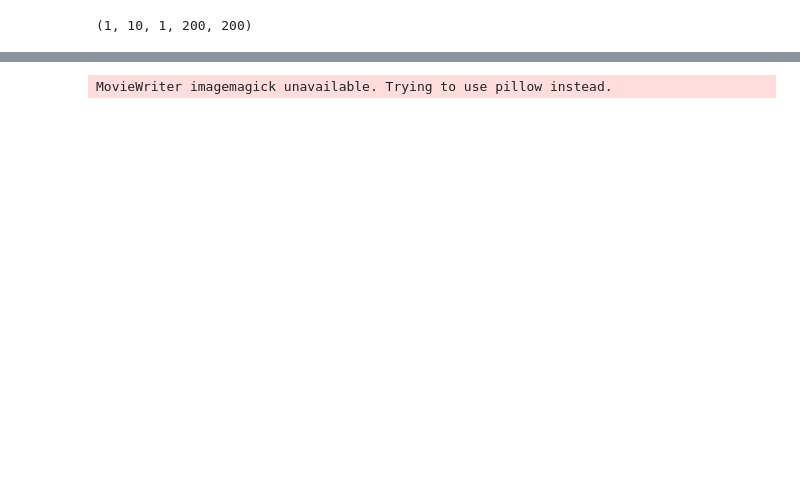
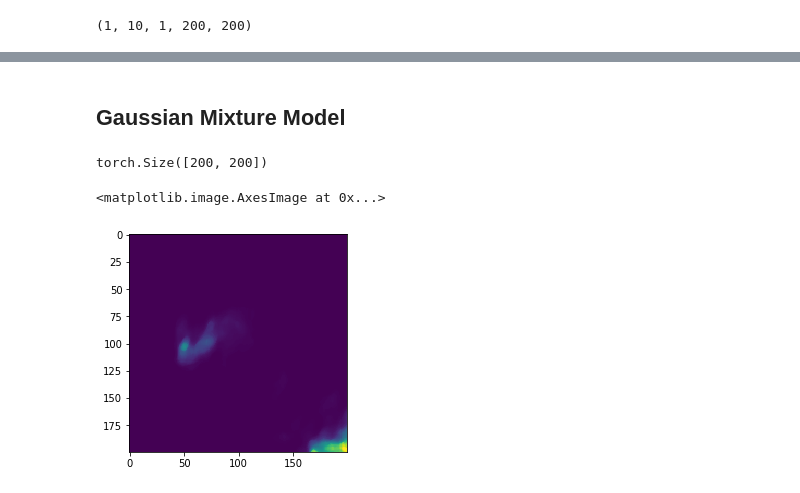
Before and after one commit to chrimerss/RadarEnhancement, a Jupyter notebook: test_res.ipynb, the cells around one changed output, grey strips where cells are left out. Cells and saved outputs as stored; diff of their text form; code cells hidden in the pictures; blank space fills up the shorter version.

```diff
--- a/test_res.ipynb
+++ b/test_res.ipynb
@@ -14,16 +16,19 @@ tsize=10
 def retrieve_imgs(path):
     global tsize
     all_imgs= os.listdir(path)
-    n= np.random.randint(0, len(all_imgs))
+    first='0000_20181123060000.tif'
+    ind= all_imgs.index(first)
+    if not isinstance(ind, int):
+        raise ValueError('%s invalid!'%str(ind))
     while True:
         imgs_input= []
         imgs_target= []
         date_time= []
         for it in range(tsize):
-            img_in= np.array(Image.open(os.path.join(radar_img_path, all_imgs[n+it])))
-            img_out= np.array(Image.open(os.path.join(radar_img_path, all_imgs[n+it+1])))
+            img_in= np.array(Image.open(os.path.join(radar_img_path, all_imgs[ind+it])))
+            img_out= np.array(Image.open(os.path.join(radar_img_path, all_imgs[ind+it+1])))
             # store time
-            date_str= all_imgs[n+it+1].split('.')[0]
+            date_str= all_imgs[ind+it+1].split('.')[0]
             # normalization
             img_in= img_in/img_in.max()
             img_out= img_out/img_out.max()
@@ -84,5 +80,5 @@ HTML(ani.to_html5_video())
 # %%
 # save results
-ani.save('201811230600-predict.gif',writer='imagemagick')
+ani.save('GRU-201811230600-predict.gif',writer='imagemagick')
-# %% [output]
-MovieWriter imagemagick unavailable. Trying to use pillow instead.
+# %% [markdown]
+## Gaussian Mixture Model
@@ -88,0 +93,8 @@ MovieWriter imagemagick unavailable. Trying to use pillow instead.
+# %%
+test_img= test_img_in.squeeze()[0]
+print(test_img.shape)
+plt.imshow(test_img)
+# %% [output]
+torch.Size([200, 200])
+<matplotlib.image.AxesImage at 0x...>
+[figure, added]
```
Also changed, not shown: parts of 13 cells of this notebook, 3 other files.
